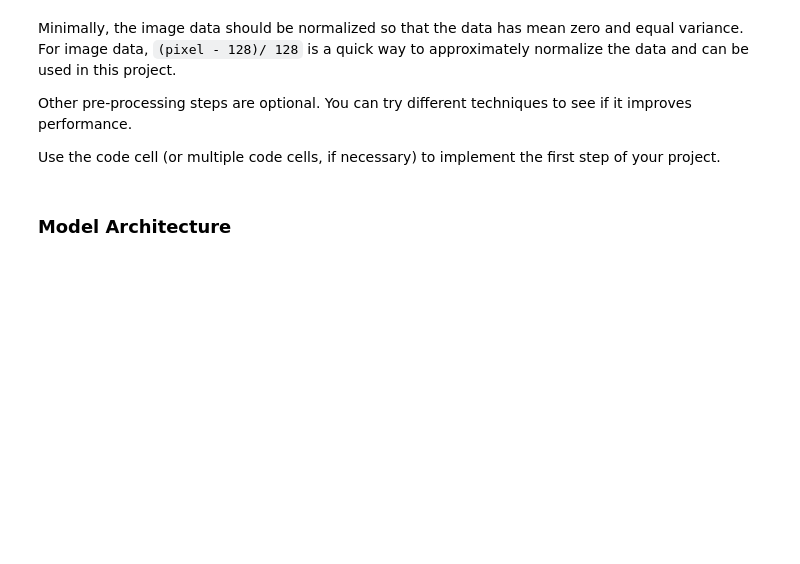
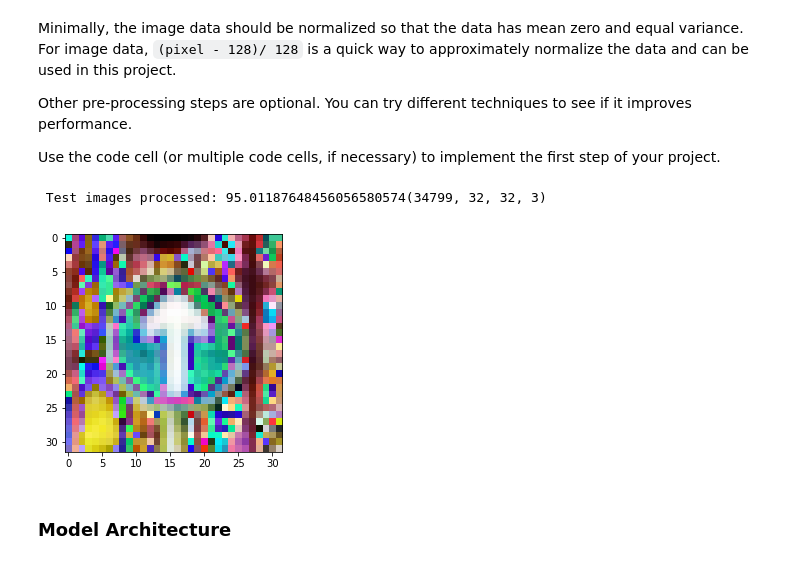
Before and after one commit to lissue/trafficsigns, a Jupyter notebook: Traffic_Sign_Classifier.ipynb, the cells around one changed output. Drawn from its saved outputs; the diff is of its cells as text; code cells hidden in the pictures; blank space fills up the shorter version.

Commit message:
Added Histogram Equalization leading to a test accuracy of 91%

```diff
--- a/Traffic_Sign_Classifier.ipynb
+++ b/Traffic_Sign_Classifier.ipynb
@@ -142,3 +137,70 @@ X_train, y_train = shuffle(X_train, y_train)
+# %%
+### Preprocess the data here. It is required to normalize the data. Other preprocessing steps could include
+### converting to grayscale, etc.
+### Feel free to use as many code cells as needed.
+from sklearn.utils import shuffle
+from skimage import exposure
+import cv2
+import sys
+
+X_train, y_train = shuffle(X_train, y_train)
+X_train_RGB = X_train
+X_valid_RGB = X_valid
+X_test_RGB = X_test
+
+%matplotlib inline
+
+X_train_grey=np.zeros((n_train, 32, 32))
+X_valid_grey=np.zeros((n_train, 32, 32))
+X_test_grey=np.zeros((n_train, 32, 32))
+for i in range(n_train):
+#     X_train_grey[i] = cv2.cvtColor(X_train[i].astype(np.uint8), cv2.COLOR_RGB2GRAY)
+#     X_train_RGB[i] = exposure.equalize_adapthist(X_train_RGB[i])
+    X_train_RGB[i,:,:,0] = cv2.equalizeHist(X_train_RGB[i,:,:,0])
+    X_train_RGB[i,:,:,1] = cv2.equalizeHist(X_train_RGB[i,:,:,1])
+    X_train_RGB[i,:,:,2] = cv2.equalizeHist(X_train_RGB[i,:,:,2])
+    if i%1000==0:
+        sys.stdout.write("\r Training images processed: " + str(i/n_train*100))
+        sys.stdout.flush()
+for i in range(n_validation):
+#     X_valid_grey[i] = cv2.cvtColor(X_valid[i].astype(np.uint8), cv2.COLOR_RGB2GRAY)
+#     X_valid_RGB[i] = exposure.equalize_adapthist(X_valid_RGB[i])
+    X_valid_RGB[i,:,:,0] = cv2.equalizeHist(X_valid_RGB[i,:,:,0])
+    X_valid_RGB[i,:,:,1] = cv2.equalizeHist(X_valid_RGB[i,:,:,1])
+    X_valid_RGB[i,:,:,2] = cv2.equalizeHist(X_valid_RGB[i,:,:,2])
+    if i%1000==0:
+        sys.stdout.write("\r Validation images processed: " + str(i/n_validation*100))
+        sys.stdout.flush()
+for i in range(n_test):
+#     X_test_grey[i] = cv2.cvtColor(X_test[i].astype(np.uint8), cv2.COLOR_RGB2GRAY)
+#     X_test_RGB[i] = exposure.equalize_adapthist(X_test_RGB[i])
+    X_test_RGB[i,:,:,0] = cv2.equalizeHist(X_test_RGB[i,:,:,0])
+    X_test_RGB[i,:,:,1] = cv2.equalizeHist(X_test_RGB[i,:,:,1])
+    X_test_RGB[i,:,:,2] = cv2.equalizeHist(X_test_RGB[i,:,:,2])
+    if i%1000==0:
+        sys.stdout.write("\r Test images processed: " + str(i/n_test*100))
+        sys.stdout.flush()
+
+X_train = X_train_grey
+X_valid = X_valid_grey
+X_test = X_test_grey
+X_train=np.reshape(X_train,(X_train.shape[0],32,32,1))
+X_valid=np.reshape(X_valid,(X_valid.shape[0],32,32,1))
+X_test=np.reshape(X_test,(X_test.shape[0],32,32,1))
+X_train = X_train.astype(np.uint8)
+X_valid = X_valid.astype(np.uint8)
+X_test = X_test.astype(np.uint8)
+X_train = X_train_RGB
+X_valid = X_valid_RGB
+X_test = X_test_RGB
+X_train = (X_train - 128.0)/128.0
+X_valid = (X_valid - 128.0)/128.0
+X_test = (X_test - 128.0)/128.0
+plt.imshow(X_train[0].squeeze())
+print(X_train.shape)
+# %% [output]
+ Test images processed: 95.01187648456056580574(34799, 32, 32, 3)
+[figure, added]
 # %% [markdown]
 ### Model Architecture
 # %%
```
Also changed, not shown: parts of 5 cells of this notebook.
